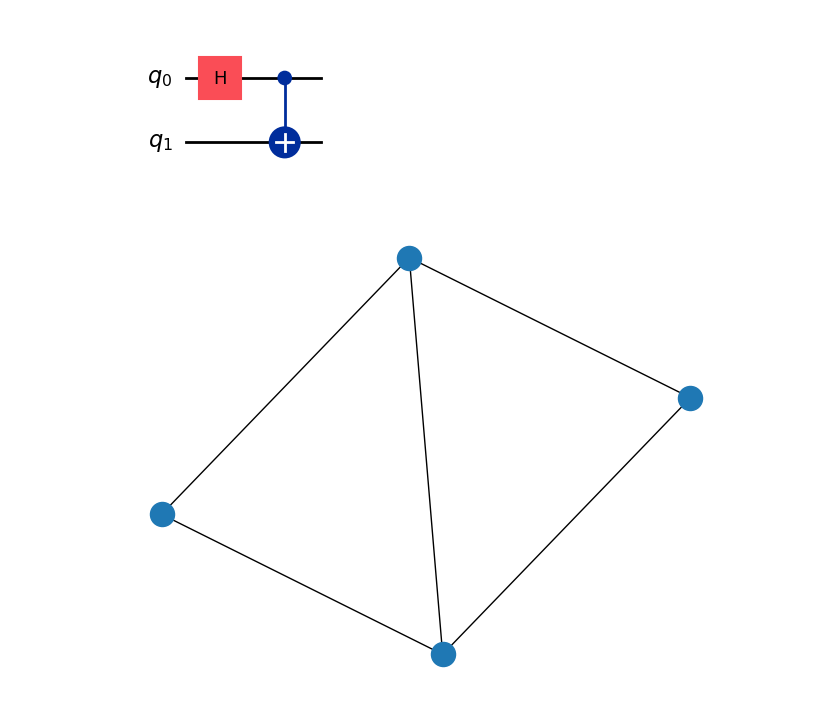
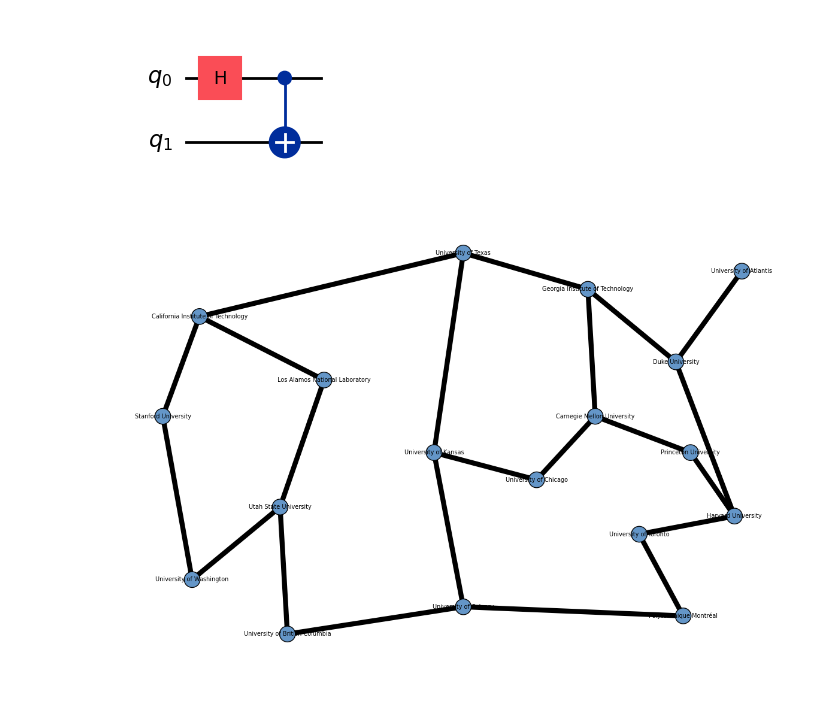
Before and after one commit to SimonR99/iQuCodeFest_2025, a Jupyter notebook: quantum_circuit_test.ipynb, the cells around one changed output. Saved outputs shown, nothing was run; the diff lists cells and outputs as text; code cells hidden in the pictures.

```diff
--- a/quantum_circuit_test.ipynb
+++ b/quantum_circuit_test.ipynb
@@ -7,18 +7,52 @@ qc.cx(0, 1)
 qc.draw("mpl")
 # %% [output]
 [figure]
-# %%
-import networkx as nx
-import matplotlib.pyplot as plt
-
-G = nx.Graph()
-G.add_edge(1, 2)
-G.add_edge(1, 3)
-G.add_edge(2, 3)
-G.add_edge(2, 4)
-G.add_edge(3, 4)
-
-nx.draw(G)
-plt.show()
-# %% [output]
-[figure, removed]
+# %%
+import json
+import networkx as nx
+import matplotlib.pyplot as plt
+
+# 1) Load the map data from JSON file
+with open("config/university_map.json", "r", encoding="utf-8") as f:
+    data = json.load(f)
+
+unis   = data["universities"]
+routes = data["routes"]
+
+# 2) Create the graph and add all university nodes
+G = nx.Graph()
+for key, info in unis.items():
+    G.add_node(
+        key,
+        label=info["name"],
+        pos=tuple(info["position"]),
+        color=tuple(c/255 for c in info["color"])
+    )
+
+# 3) Add all the routes as edges
+for r in routes:
+    frm = r["from"]
+    to  = r["to"]
+    G.add_edge(frm, to, length=r.get("length", 1), gate=r.get("gate", []))
+
+# 4) Prepare drawing parameters
+pos   = nx.get_node_attributes(G, "pos")
+colors = [G.nodes[n]["color"] for n in G.nodes()]
+
+# 5) Draw graph
+plt.figure(figsize=(12, 8))
+nx.draw_networkx_nodes(G, pos,
+                       node_color=colors,
+                       node_size=data["map_settings"]["university_radius"]*20,
+                       edgecolors="black")
+nx.draw_networkx_labels(G, pos,
+                        labels=nx.get_node_attributes(G, "label"),
+                        font_size=data["map_settings"]["font_size"]//3)
+nx.draw_networkx_edges(G, pos,
+                       width=data["map_settings"]["route_width"]//2)
+
+plt.axis("off")
+plt.tight_layout()
+plt.show()
+# %% [output]
+[figure, added]
```
Also changed, not shown: 4 other files.
